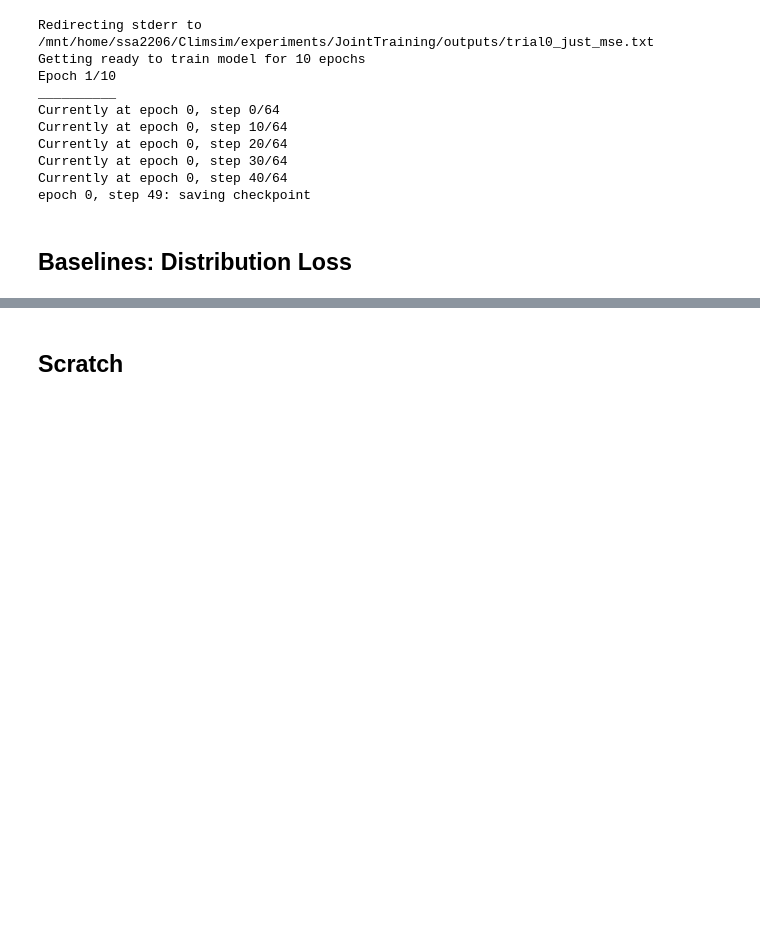
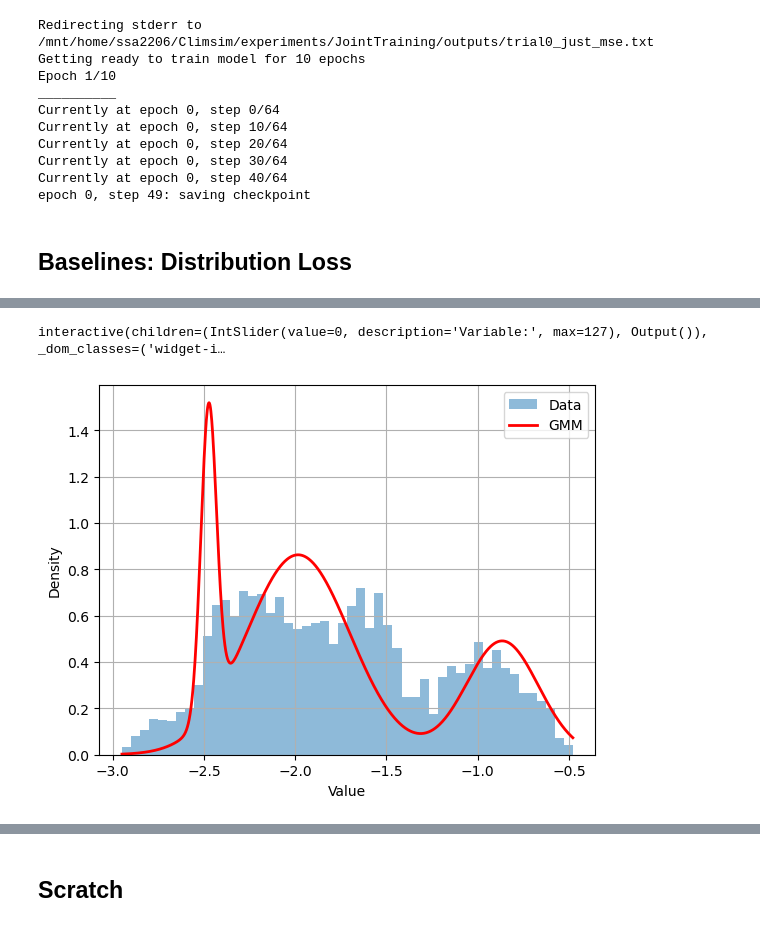
Before and after one commit to SammyAgrawal/diffusion-climsim, a Jupyter notebook: Notebooks/DiffTraining.ipynb, the cells around one changed output, grey strips where cells are left out. Drawn from its saved outputs; the diff is of its cells as text; code cells hidden in the pictures; blank space fills up the shorter version.

Commit message:
finixhed implementing distribution loss; now testing

```diff
--- a/Notebooks/DiffTraining.ipynb
+++ b/Notebooks/DiffTraining.ipynb
@@ -848,0 +597,3 @@ use_diffusion_loss = False
+# %%
+ckpt_path = os.path.join(base_dir, "checkpoints", "trial0_dist_loss.pt")
+model = tru.build_baseline_model(mconfigs[0], from_ckpt=True, ckpt_path=ckpt_path).to(device)
@@ -848,0 +606,3 @@ use_diffusion_loss = False
+# %%
+y_hat = model(x)
+y_hat.shape, y_hat.device
@@ -848,0 +642,29 @@ use_diffusion_loss = False
+# %%
+def hist(data, title, **kwargs):
+    if(isinstance(data, torch.Tensor)):
+        data = data.detach().cpu().numpy()
+    plt.hist(data, **kwargs)
+    if('label' in kwargs):
+        plt.legend()
+    plt.title(title)
+
+def plot_gmm_distribution(gmm, data, n_points=1000, components=False):
+    if(isinstance(data, torch.Tensor)):
+        data = data.detach().cpu().numpy()
+    # Create a range of x values to evaluate the GMM on
+    x = torch.linspace(data.min(), data.max(), n_points)
+    ret = eval_density(gmm, x, training=False, return_components=components)
+    # Plot histogram of actual data
+    plt.hist(data, bins=50, density=True, alpha=0.5, label='Data')
+
+    # Plot GMM density
+    plt.plot(x, ret[0], 'r-', lw=2, label='GMM')
+    if(components):
+        plt.plot(x, ret[1][:,0], 'b-', lw=2, label='Component 1')
+        plt.plot(x, ret[1][:,1], 'g-', lw=2, label='Component 2')
+    plt.xlabel('Value')
+    plt.ylabel('Density')
+    plt.legend()
+    plt.grid(True)
+    plt.show()
+    return(ret[0])
@@ -848,0 +695,41 @@ use_diffusion_loss = False
+# %%
+
+from ipywidgets import interact, widgets
+from matplotlib import pyplot as plt
+def discrepancy_viewer(y, cmap='viridis'):
+    # Define interactive plot function
+    gmm = GaussianMixture(n_components=3)
+    def plot_image(variable):
+        y_sel = y[:, variable].detach().cpu().numpy()
+        y_hat_sel = y_hat[:, variable].detach().cpu().numpy()
+        gmm.fit(y_sel.reshape(-1,1))
+        x = torch.linspace(y_hat_sel.min(), y_hat_sel.max(), 1000)
+        densities = torch.exp(torch.tensor(gmm.score_samples(x.reshape(-1,1))))
+        plt.plot(x, densities, label='gmm density learned from y')
+        plt.hist(y_hat_sel, density=True, label='histogram of y_hat', bins=50, alpha=0.5)
+        plt.hist(y_sel, density=True, label='histogram of y', bins=50, alpha=0.5)
+        plt.title(f"Variable {mlo[variable].item()}")
+        plt.legend()
+        plt.axis("off")
+        plt.show()
+
+    # Create interactive widgets
+    n, d = y.shape
+    variable_slider = widgets.IntSlider(value=0, min=0, max=d-1, step=1, description='Variable:')
+
+    # Display interactive plot
+    interact(plot_image, variable=variable_slider)
+
+# Example usage:
+# images = np.random.rand(100, 128, 16, 24) # Replace with your actual data
+discrepancy_viewer(y)
+# %% [output]
+interactive(children=(IntSlider(value=0, description='Variable:', max=127), Output()), _dom_classes=('widget-i…
+# %%
+VAR_IND = 68
+# %%
+gmm = GaussianMixture(n_components=3)
+gmm.fit(y[:,VAR_IND].cpu().numpy().reshape(-1,1))
+densities = plot_gmm_distribution(gmm, y_hat[:,VAR_IND].detach().cpu().numpy(), components=False)
+# %% [output]
+[figure, added]
```
Also changed, not shown: parts of 136 cells of this notebook, 8 other files.
